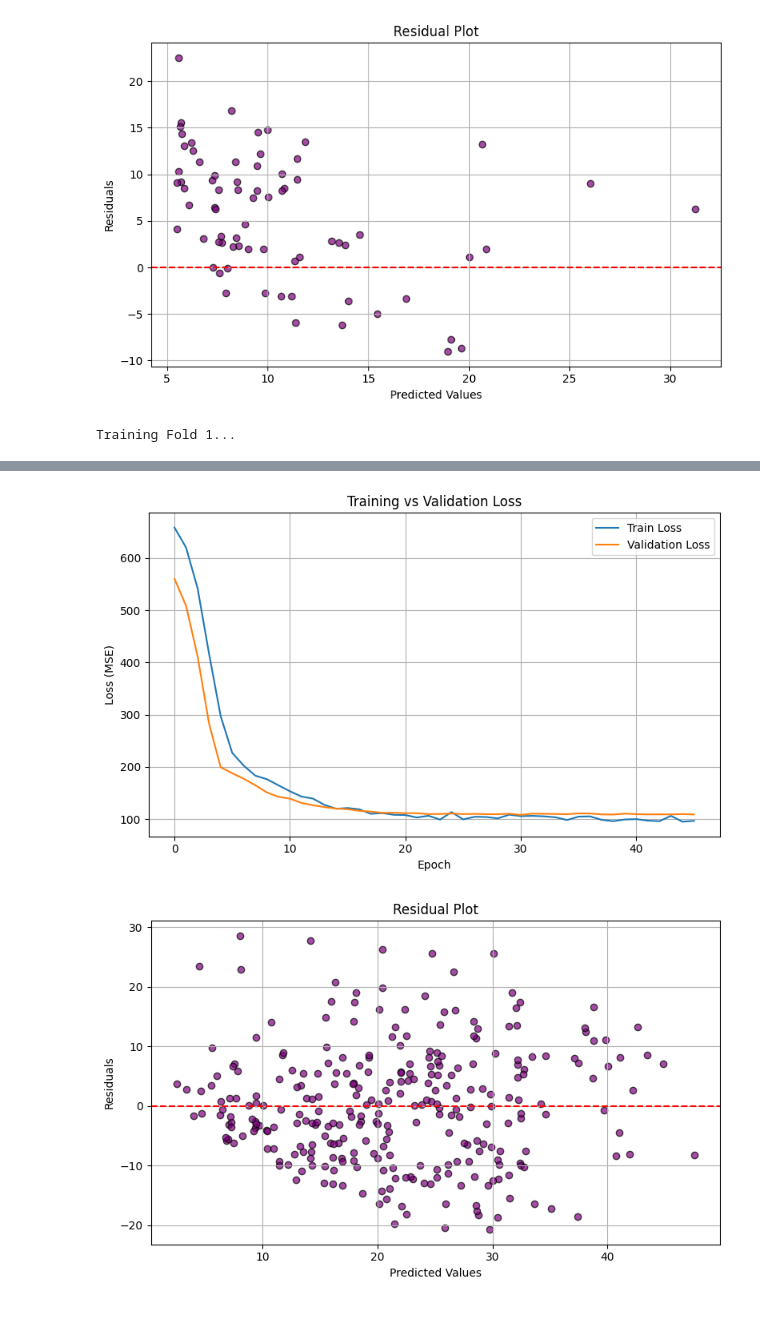
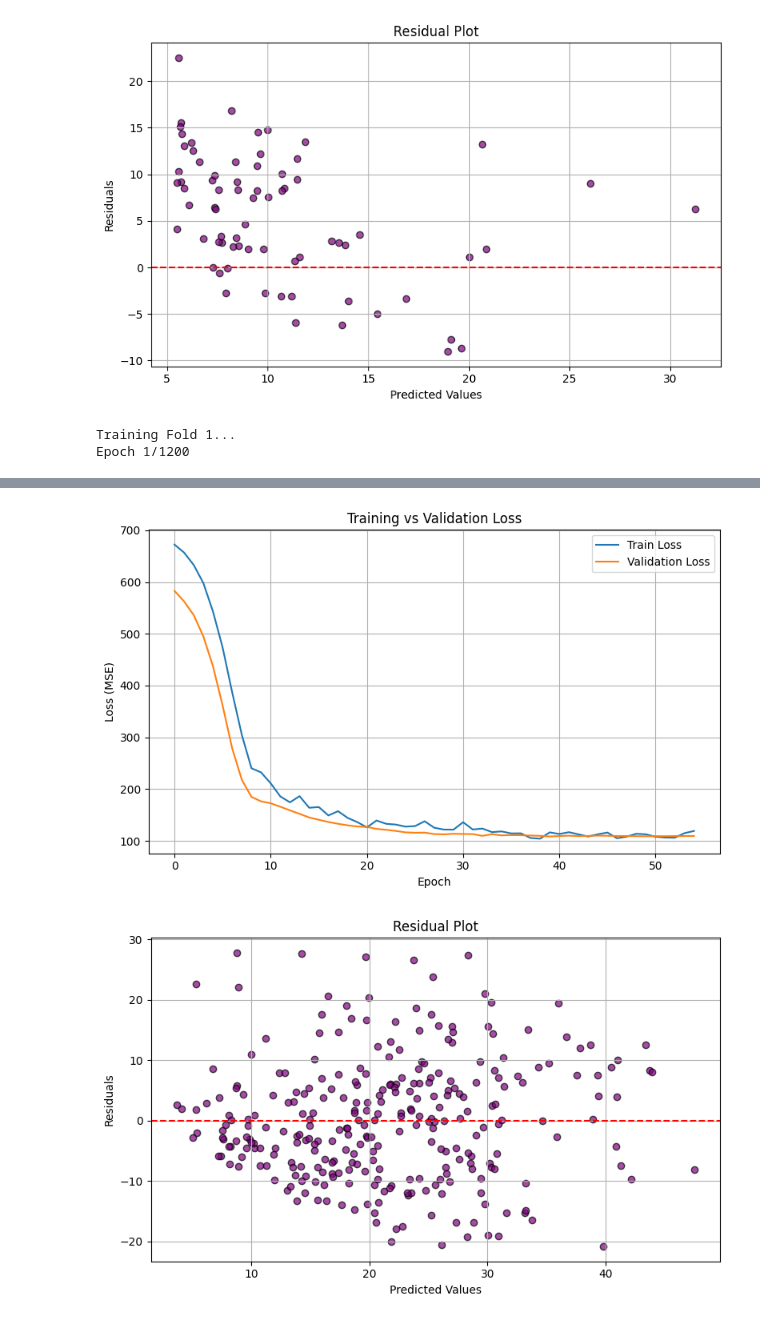
Before and after one commit to aditya2k5/women_corelation_dataset, a Jupyter notebook: wemon_corelation.ipynb, the cells around one changed output, grey strips where cells are left out. Cells and saved outputs as stored; diff of their text form; code cells hidden in the pictures.

```diff
--- a/wemon_corelation.ipynb
+++ b/wemon_corelation.ipynb
@@ -1744,16 +1744,27 @@ print(f"Mean MAE: {np.mean(mae_scores):.2f} ± {np.std(mae_scores):.2f}")
 print(f"Mean MSE: {np.mean(mse_scores):.2f} ± {np.std(mse_scores):.2f}")
 print(f"Mean RMSE: {np.mean(rmse_scores):.2f} ± {np.std(rmse_scores):.2f}")
 print(f"Mean R²: {np.mean(r2_scores):.2f} ± {np.std(r2_scores):.2f}")
-
 # Final model training on full dataset for visualization
+"""
 model = Sequential([
-    Dense(128, input_shape=(X.shape[1],), activation='relu'),
-    Dropout(0.2),
-    Dense(64, activation='relu'),
+    Dense(64, input_shape=(X.shape[1],), activation='relu'),
     Dropout(0.2),
     Dense(32, activation='relu'),
+    Dropout(0.2),
+    Dense(16, activation='relu'),
     Dense(1, activation='relu')
 ])
+"""
+from tensorflow.keras.models import Sequential
+from tensorflow.keras.layers import Dense, Dropout
+
+# Single hidden layer model
+model = Sequential([
+    Dense(10, input_shape=(X.shape[1],), activation='relu'),  # Hidden layer
+    Dropout(0.2),
+    Dense(1, activation='relu')  # Output layer
+])
+
 model.compile(optimizer=Adam(learning_rate=0.001), loss='mean_squared_error', metrics=['mae', 'mse'])
 
 early_stop_final = EarlyStopping(monitor='val_loss', patience=15, restore_best_weights=True)
@@ -1812,3 +1823,4 @@ plt.tight_layout()
 plt.show()
 # %% [output]
 Training Fold 1...
+Epoch 1/1200
@@ -1922,2 +1930,2 @@ Epoch 46/1200
-[figure, old version]
+[figure, new version]
-[figure, old version]
+[figure, new version]
```
Also changed, not shown: parts of 1 cell of this notebook.
